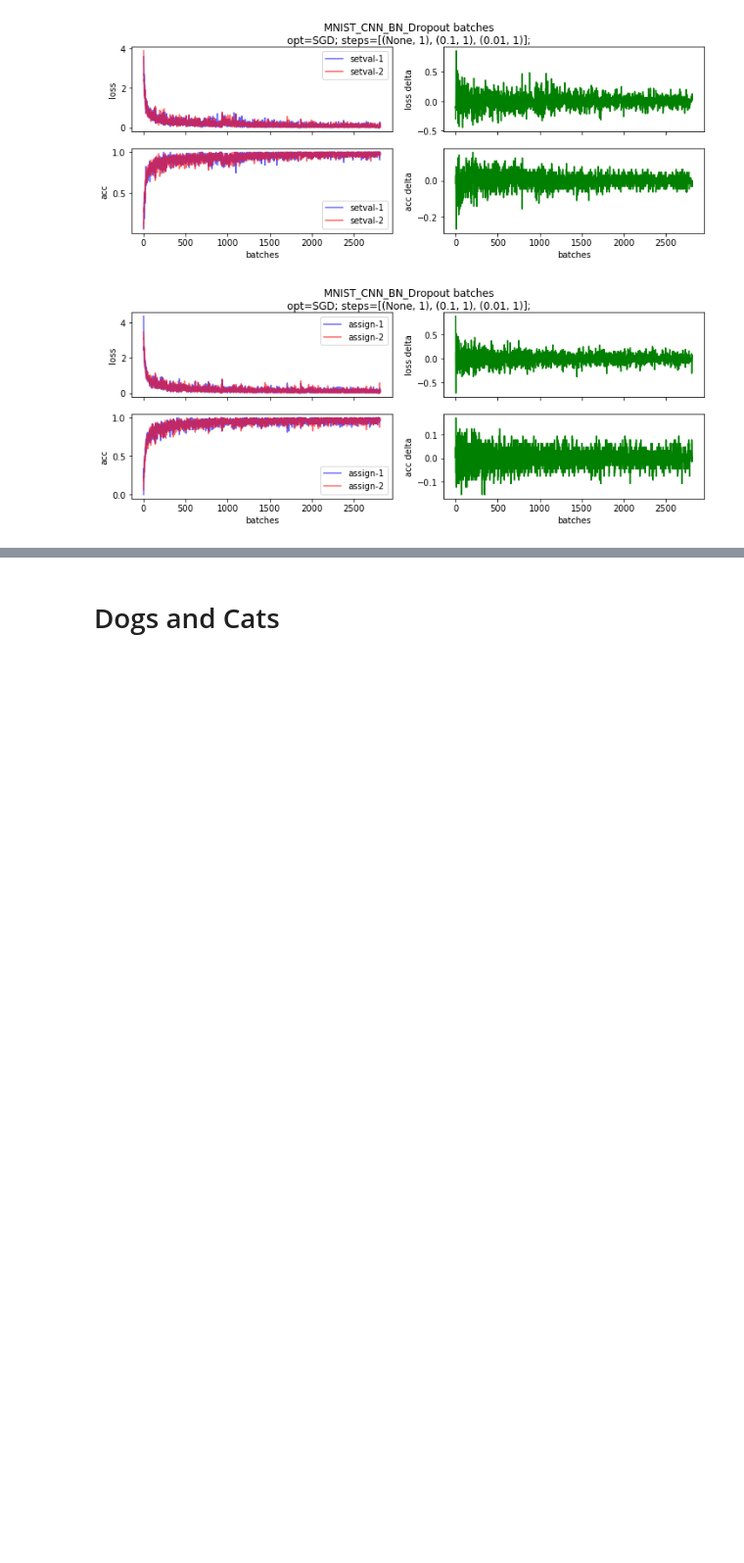
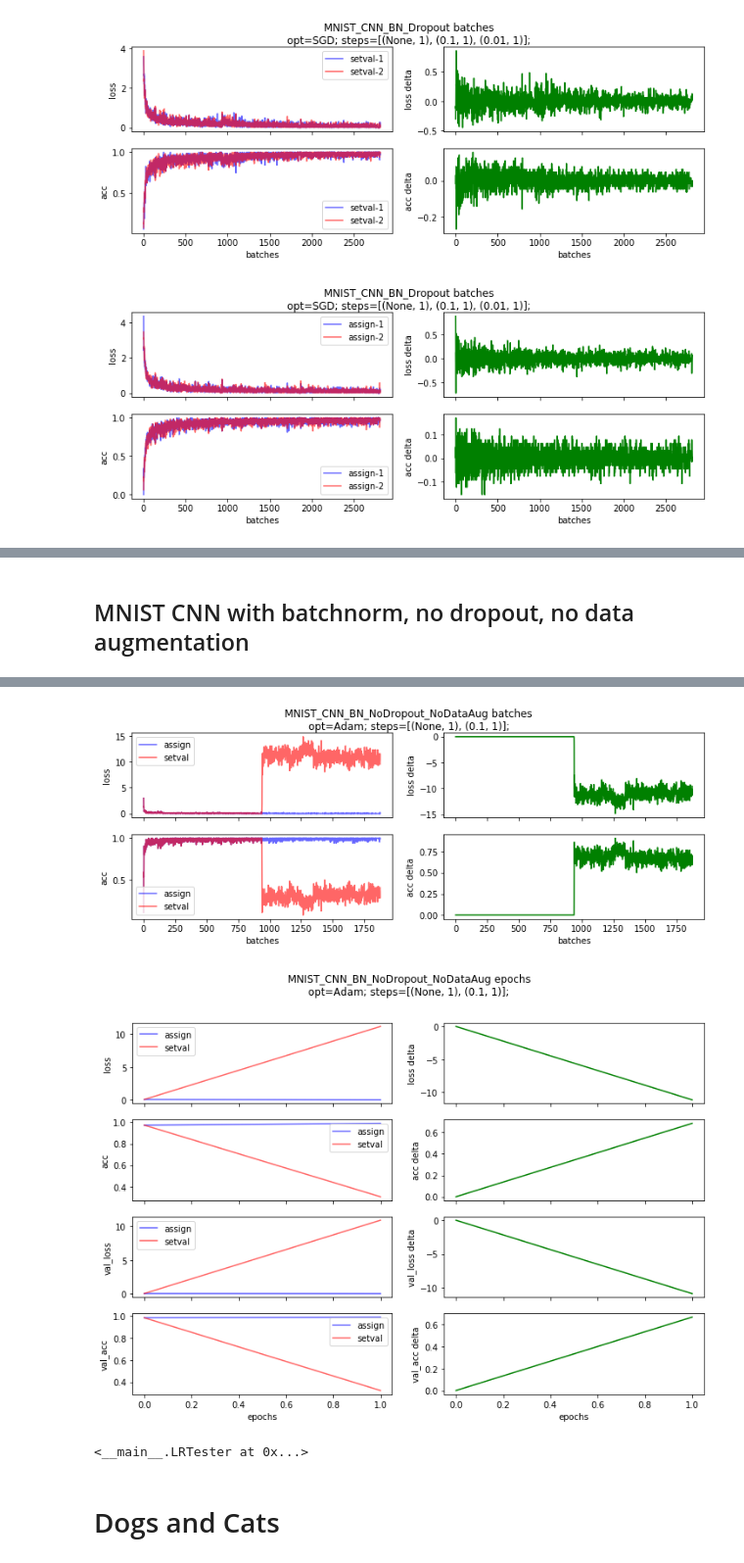
Before and after one commit to appleby/courses, a Jupyter notebook: deeplearning1/nbs/ma-learning-rate-test.ipynb, the cells around one changed output, grey strips where cells are left out. Shown at 98% size. Saved outputs shown, nothing was run; the diff lists cells and outputs as text; code cells hidden in the pictures; blank space fills up the shorter version.

```diff
--- a/deeplearning1/nbs/ma-learning-rate-test.ipynb
+++ b/deeplearning1/nbs/ma-learning-rate-test.ipynb
@@ -475,0 +452,41 @@ Epoch 1/1
+# %% [markdown]
+## MNIST CNN with batchnorm, no dropout, no data augmentation
+# %%
+class MNIST_CNN_BN_NoDropout_NoDataAug(object):
+    @classmethod
+    def getmodel(cls, optimizer=Adam):
+        model = Sequential([
+            Lambda(norm_input, input_shape=(1,28,28)),
+            Convolution2D(32,3,3, activation='relu'),
+            BatchNormalization(axis=1),
+            Convolution2D(32,3,3, activation='relu'),
+            MaxPooling2D(),
+            BatchNormalization(axis=1),
+            Convolution2D(64,3,3, activation='relu'),
+            BatchNormalization(axis=1),
+            Convolution2D(64,3,3, activation='relu'),
+            MaxPooling2D(),
+            Flatten(),
+            BatchNormalization(),
+            Dense(512, activation='relu'),
+            BatchNormalization(),
+            Dropout(0.0),
+            Dense(10, activation='softmax')
+        ])
+        model.compile(optimizer(), loss='categorical_crossentropy', metrics=['accuracy'])
+        return model
+
+    @classmethod
+    def getbatches(cls, x=X_train, y=y_train, x_val=X_val, y_val=y_val, **kwargs):
+        gen = image.ImageDataGenerator()
+        batches = gen.flow(x, y, **kwargs)
+        val_batches = gen.flow(x_val, y_val, **kwargs)
+        return batches, val_batches
+
+    @classmethod
+    def fitmodel(cls, model, batches, val_batches, **kwargs):
+        model.fit_generator(batches, batches.N, validation_data=val_batches, nb_val_samples=val_batches.N,
+                            **kwargs)
+# %%
+LRTester(MNIST_CNN_BN_NoDropout_NoDataAug).run([None, 0.1]).makefigs()
+# %% [output]
@@ -476,3 +501,6 @@ Epoch 1/1
+[figure, added]
+[figure, added]
+<__main__.LRTester at 0x...>
 # %% [markdown]
 # Dogs and Cats
 # %% [markdown]
```
Also changed, not shown: parts of 10 cells of this notebook.
